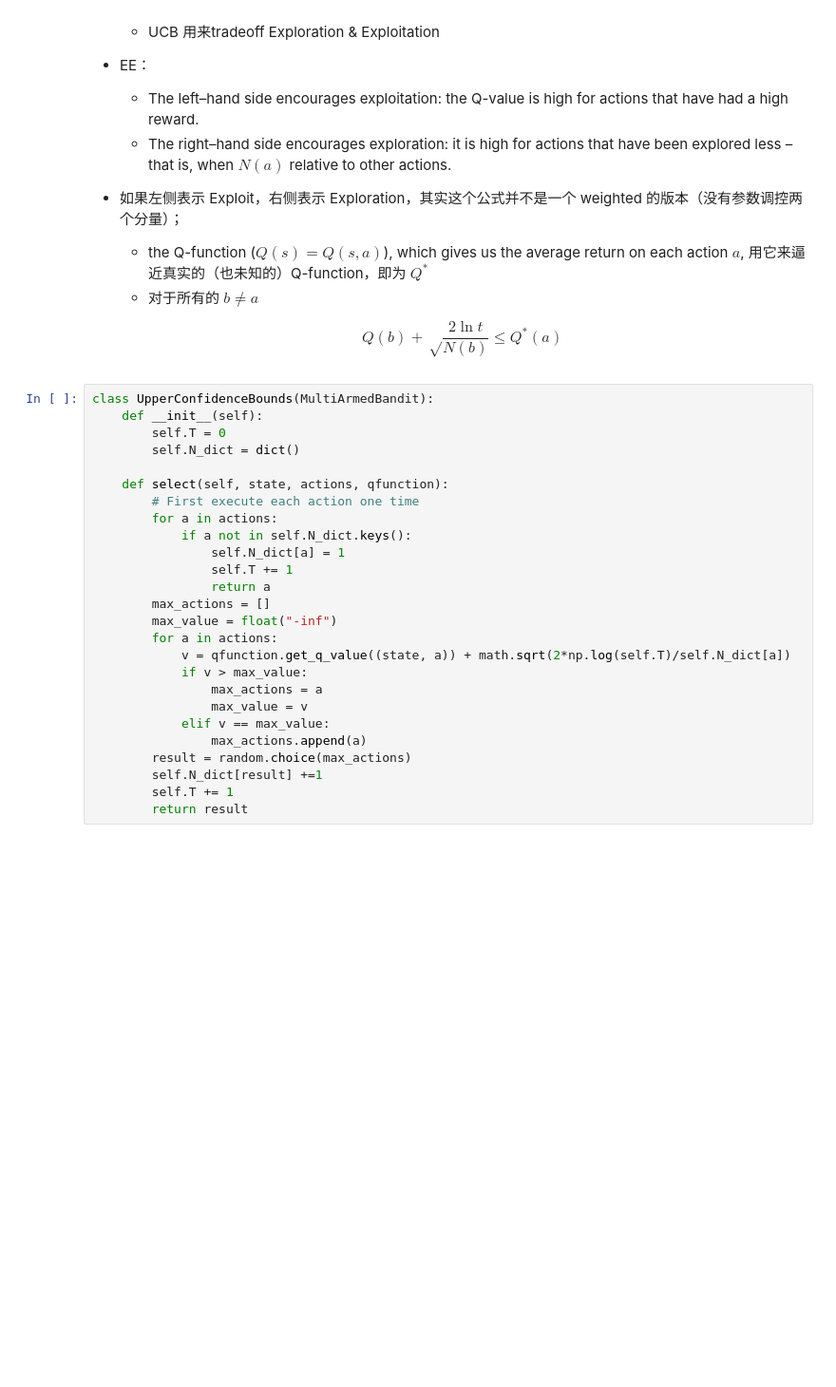
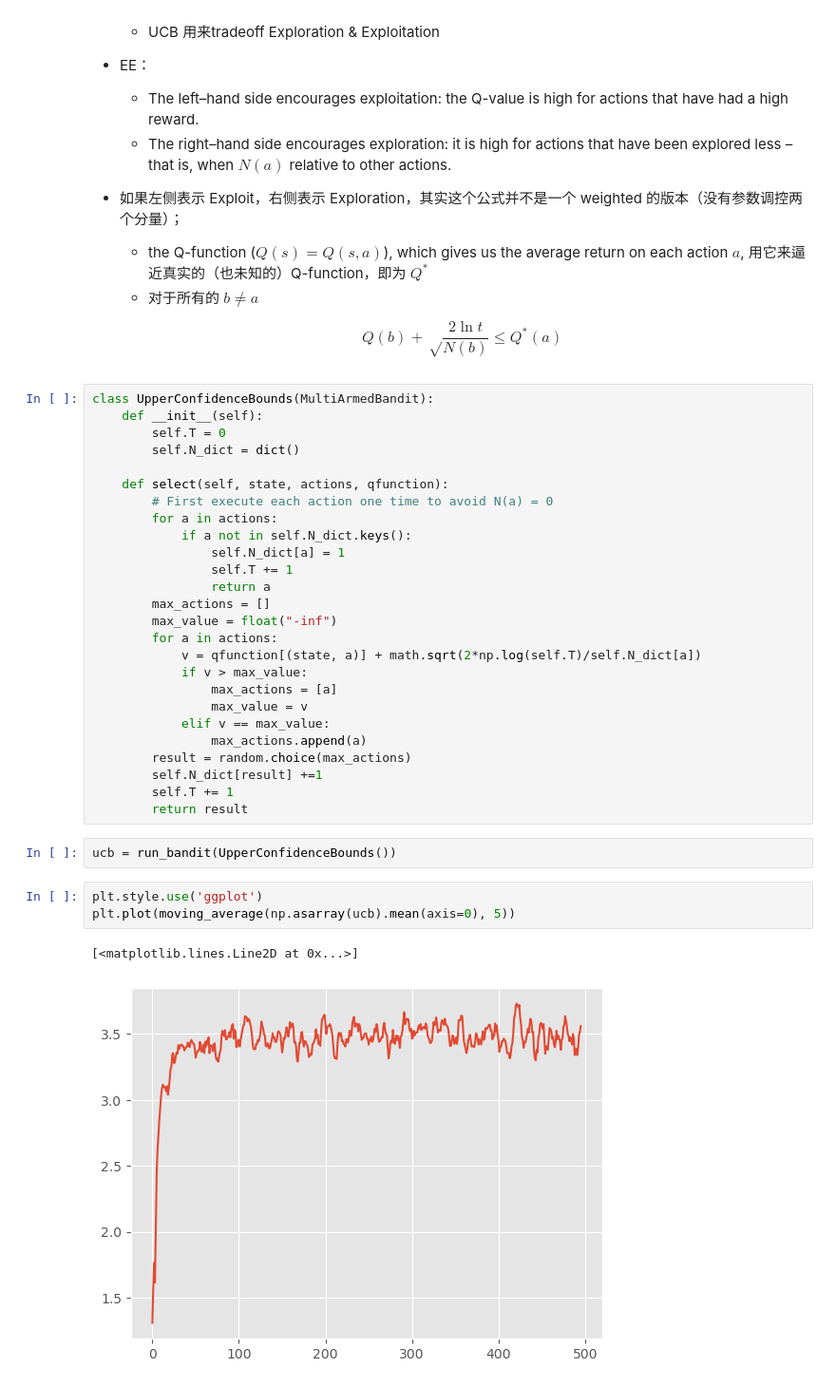
Before and after one commit to chunhuizhang/personal_chatgpt, a Jupyter notebook: tutorials/drl/multi_armed_bandits.ipynb, the cells around one changed output. Shown at 95% size. Saved outputs shown, nothing was run; the diff lists cells and outputs as text; blank space fills up the shorter version.

```diff
--- a/tutorials/drl/multi_armed_bandits.ipynb
+++ b/tutorials/drl/multi_armed_bandits.ipynb
@@ -209,7 +267,7 @@ class UpperConfidenceBounds(MultiArmedBandit):
         self.N_dict = dict()
 
     def select(self, state, actions, qfunction):
-        # First execute each action one time
+        # First execute each action one time to avoid N(a) = 0
         for a in actions:
             if a not in self.N_dict.keys():
                 self.N_dict[a] = 1
@@ -218,9 +276,9 @@ class UpperConfidenceBounds(MultiArmedBandit):
         max_actions = []
         max_value = float("-inf")
         for a in actions:
-            v = qfunction.get_q_value((state, a)) + math.sqrt(2*np.log(self.T)/self.N_dict[a])
+            v = qfunction[(state, a)] + math.sqrt(2*np.log(self.T)/self.N_dict[a])
             if v > max_value:
-                max_actions = a
+                max_actions = [a]
                 max_value = v
             elif v == max_value:
                 max_actions.append(a)
@@ -228,3 +286,11 @@ class UpperConfidenceBounds(MultiArmedBandit):
         self.N_dict[result] +=1
         self.T += 1
         return result
+# %%
+ucb = run_bandit(UpperConfidenceBounds())
+# %%
+plt.style.use('ggplot')
+plt.plot(moving_average(np.asarray(ucb).mean(axis=0), 5))
+# %% [output]
+[<matplotlib.lines.Line2D at 0x...>]
+[figure, added]
```
Also changed, not shown: parts of 9 cells of this notebook.
